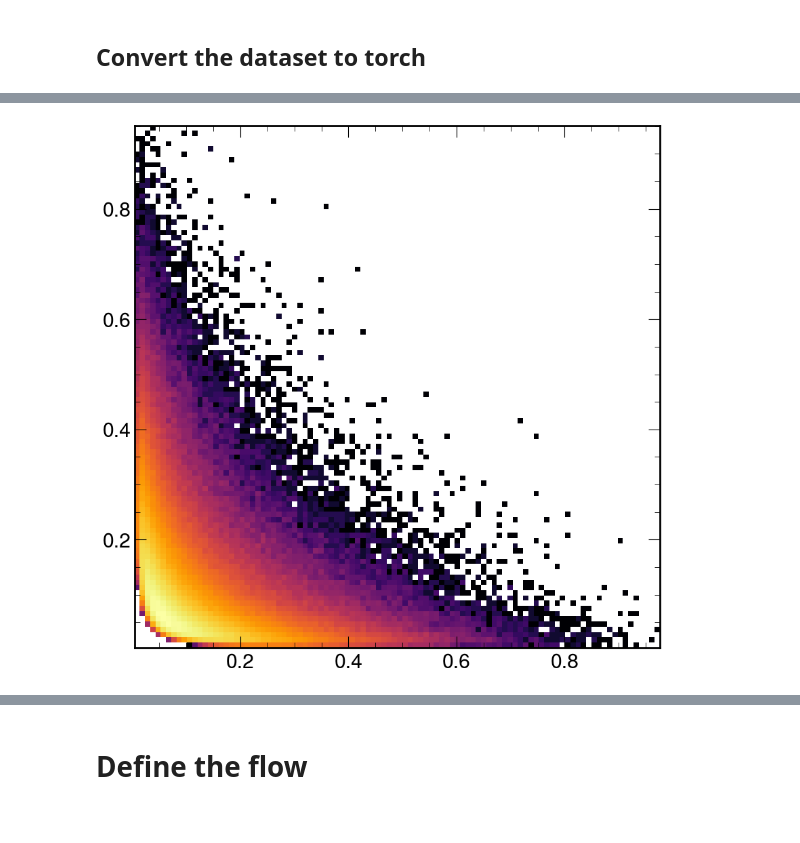
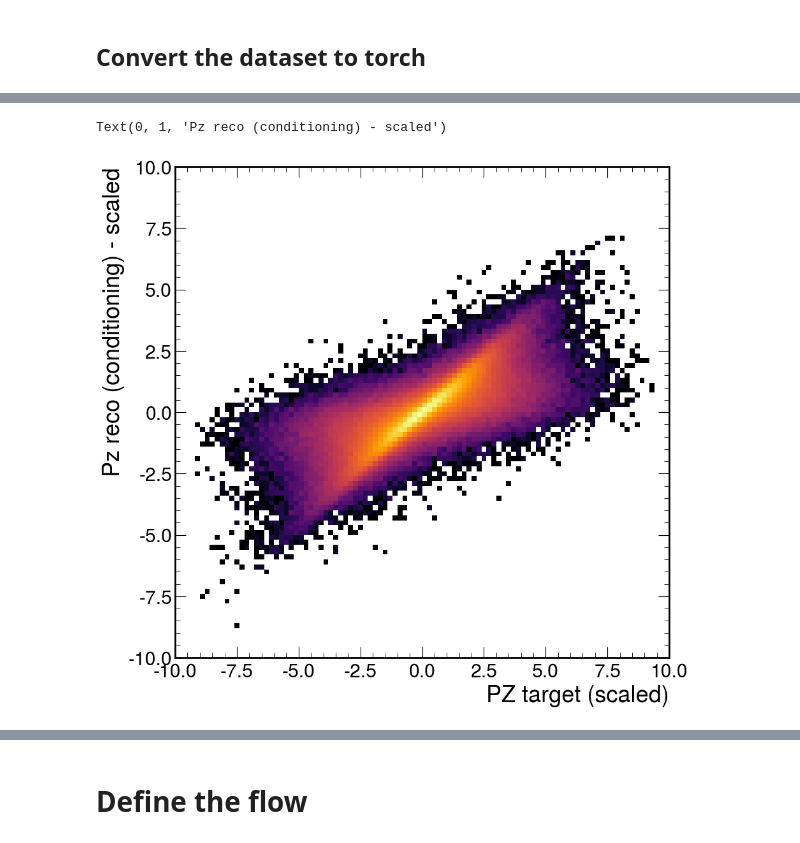
Before and after one commit to valsdav/ttHbb_jets_partons_studies, a Jupyter notebook: IncomingPartonsFlow.ipynb, the cells around one changed output, grey strips where cells are left out. Cells and saved outputs as stored; diff of their text form; code cells hidden in the pictures.

```diff
--- a/IncomingPartonsFlow.ipynb
+++ b/IncomingPartonsFlow.ipynb
@@ -78,8 +80,8 @@ initial_boost = ak.Array(
 ## Convert the dataset to torch
 # %%
 y_cond = np.stack( [
-    ak.to_numpy(boost_jets.pz, allow_missing=None),
-    ak.to_numpy(boost_jets.E, allow_missing=None)]).T
+    ak.to_numpy(boost_reco.pz, allow_missing=None),
+    ak.to_numpy(boost_reco.E, allow_missing=None)]).T
 
 y_cond
 # %% [output]
@@ -102 +106,5 @@ plt.legend();
+# %%
+scaler = StandardScaler()
+# %%
+Y_scaled = torch.from_numpy(scaler.fit_transform(y_cond)).float()
 # %%
@@ -111,3 +120,10 @@ x_target = np.stack( [
     ak.to_numpy(generator_info.x2, allow_missing=None)]).T
 
 x_target_torch = torch.from_numpy(x_target).float()
+# transform it to pz and E
+X = torch.zeros_like(x_target_torch)
+X[:,0] = 6500*(x_target_torch[:,0]-x_target_torch[:,1])
+X[:,1] = 6500*(x_target_torch[:,0]+x_target_torch[:,1])
+
+
+X_scaled = torch.from_numpy(scaler.transform(X)).float()
@@ -114,4 +148,10 @@ x_target_torch = torch.from_numpy(x_target).float()
 # %%
-plt.hist2d(x_target[:,0], x_target[:,1], bins=100, cmap="inferno", cmin=1, norm=LogNorm());
+plt.hist2d(X_scaled[:,0].numpy(),
+           Y_scaled[:,0].numpy(),
+           bins=[100,100],
+           range=[[-10,10],[-10,10]], cmap="inferno", cmin=1, norm=LogNorm());
+plt.xlabel("PZ target (scaled)")
+plt.ylabel("Pz reco (conditioning) - scaled")
 # %% [output]
+Text(0, 1, 'Pz reco (conditioning) - scaled')
-[figure, old version]
+[figure, new version]
```
Also changed, not shown: parts of 36 cells of this notebook.
